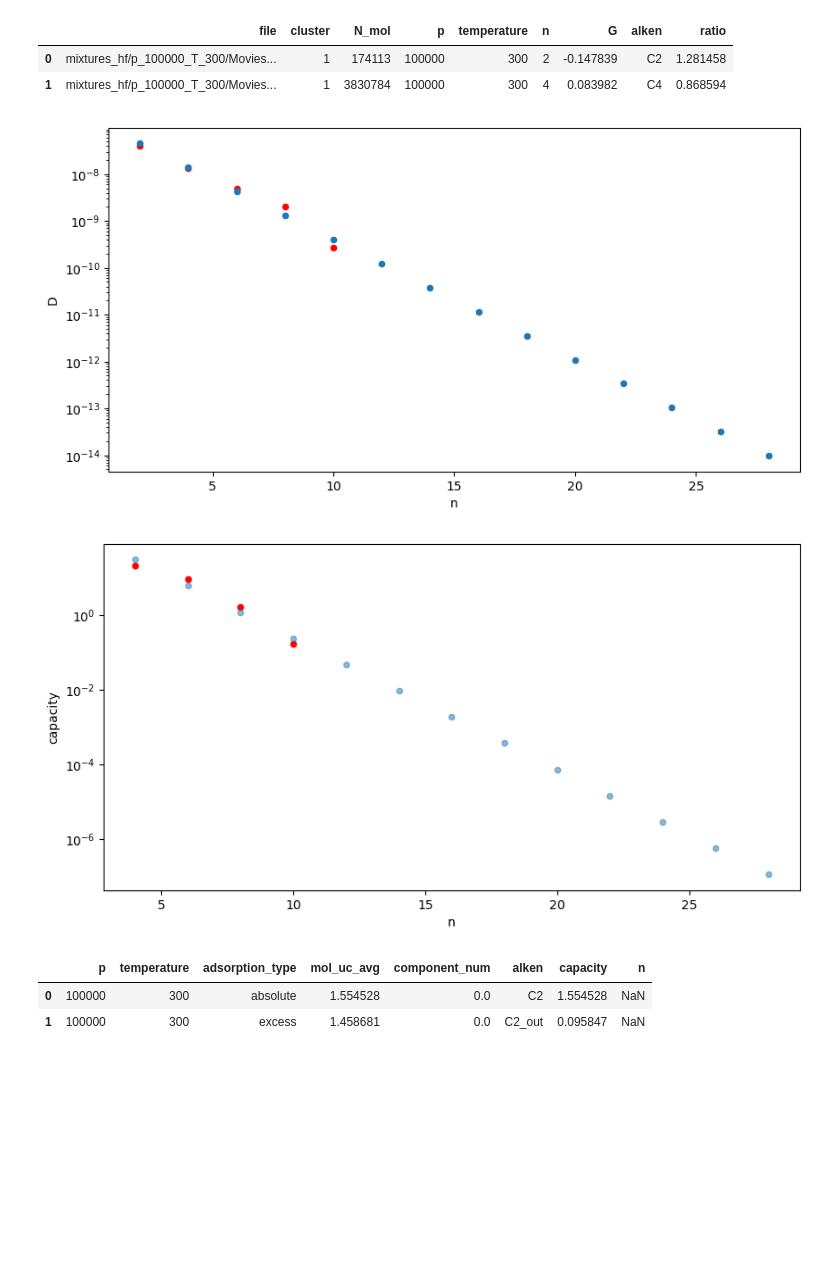
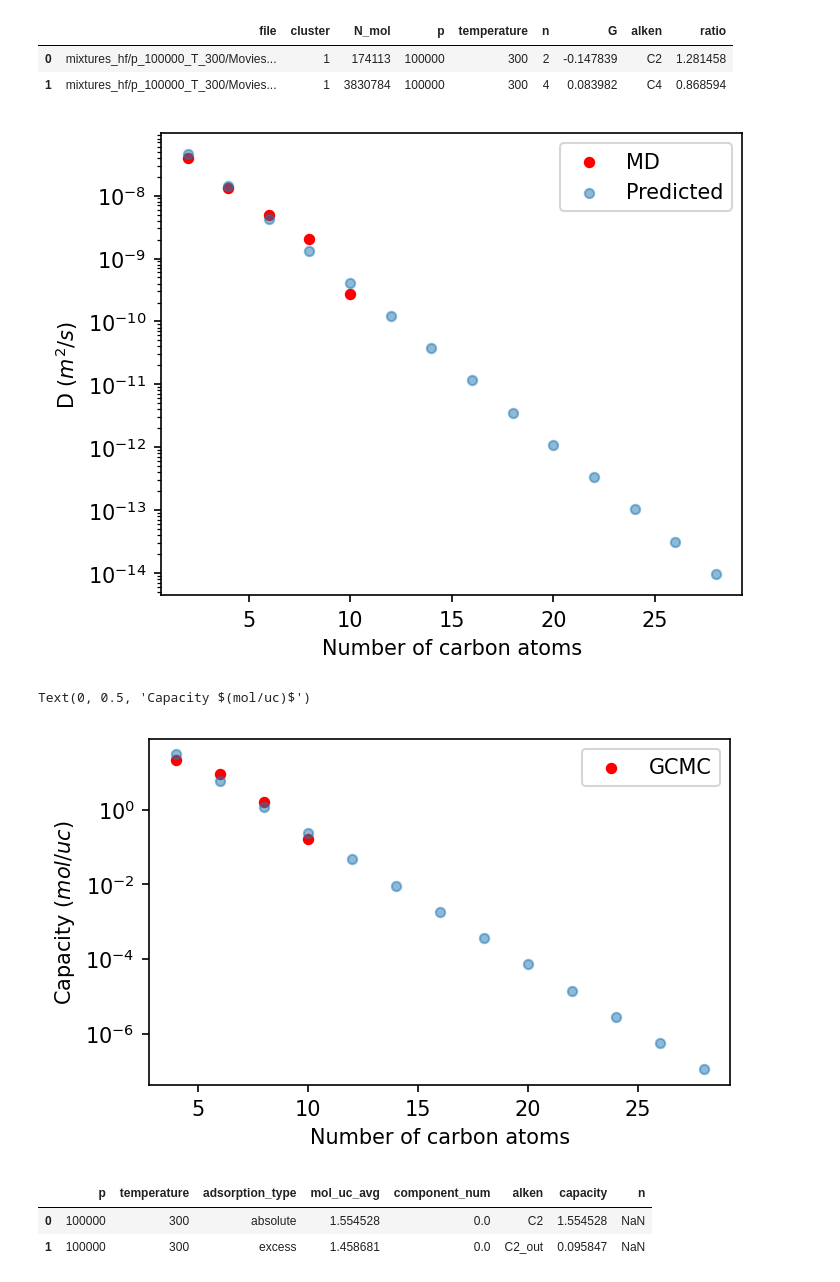
Before and after one commit to aleksandravdoshin/master_equation_solver, a Jupyter notebook: notebooks/Simulate_distribution.ipynb, the cells around one changed output. Saved outputs shown, nothing was run; the diff lists cells and outputs as text; code cells hidden in the pictures; blank space fills up the shorter version.

Commit message:
fix reaction scheme add plots

```diff
--- a/notebooks/Simulate_distribution.ipynb
+++ b/notebooks/Simulate_distribution.ipynb
@@ -59,37 +59,39 @@ distribution_df.head(2)
 # %%
 import numpy as np
 from sklearn.linear_model import LassoCV
 import matplotlib.pyplot as plt
 
-fig, ax = plt.subplots(1, 1, figsize=(10, 5))
+fig, ax = plt.subplots(1, 1, figsize=(5, 4), dpi=150)
 diffusions = pd.DataFrame({'n': [2, 4, 6, 8, 10],
                            'D': [4.010918e-08, 1.324638e-08, 4.875015e-09, 2.026042e-09, 2.767088e-10]})
 
 diffusions['logd'] = diffusions['D'].apply(lambda x: np.log10(x))
-diffusions.plot(x='n', y='D', kind='scatter', ax=ax, color='red')
+diffusions.plot(x='n', y='D', kind='scatter', ax=ax, color='red', label = 'MD')
 model = LassoCV()
 model.fit(diffusions[['n']], diffusions['logd'])
 
 # Predict logD up to n = 28 and calculate D
 n_pred = np.arange(2, 29, 2)
 logd_pred = model.predict(n_pred.reshape(-1, 1))
 D_pred = 10**logd_pred
 
 # Create DataFrame for the prediction
 diffusion_pred = pd.DataFrame({'n': n_pred, 'D': D_pred, 'logd_pred': logd_pred})
-diffusion_pred.plot(x='n', y='D', kind='scatter', ax=ax)
+diffusion_pred.plot(x='n', y='D', kind='scatter', ax=ax, label = 'Predicted', alpha=0.5)
 plt.yscale('log')
+plt.xlabel('Number of carbon atoms')
+plt.ylabel('D $(m^2/s)$')
 diffusions = pd.concat([diffusions, diffusion_pred])
 diffusions.to_pickle('../files/processed_data/diffusion.pkl')
 # %% [output]
-[figure, old version]
+[figure, new version]
 # %%
-fig, ax = plt.subplots(1, 1, figsize=(10, 5))
+fig, ax = plt.subplots(1, 1, figsize=(5, 3), dpi=150)
 df = capacity_df.query('temperature == 300 and p == 100000 and adsorption_type == "absolute" and component_num > 0')\
     [['mol_uc_avg', 'component_num']]
 df['n'] = df['component_num'].apply(lambda x: (x+1) * 2)
 df['log_capacity'] = np.log10(df['mol_uc_avg'])
-df.plot(x='n', y='mol_uc_avg', kind='scatter', ax=ax, color='red')
+df.plot(x='n', y='mol_uc_avg', kind='scatter', ax=ax, color='red', label='GCMC')
 model = LassoCV(cv=4)
 model.fit(df[['n']], df['log_capacity'])
 
@@ -101,9 +103,12 @@ capacity_pred = pd.DataFrame({'n': n_pred, 'capacity': capacity_pred})
 capacity_pred['adsorption_type'] = 'absolute'
 
 capacity_pred.plot(x='n', y='capacity', kind='scatter', ax=ax, alpha=0.5)
-plt.yscale('log')
+ax.set_yscale('log')
+ax.set_xlabel('Number of carbon atoms')
+ax.set_ylabel('Capacity $(mol/uc)$')
 # %% [output]
+Text(0, 0.5, 'Capacity $(mol/uc)$')
-[figure, old version]
+[figure, new version]
 # %%
 capacity_pred = pd.concat([capacity_pred, pd.DataFrame({'n': n_pred, 'capacity': 17.817100, 'adsorption_type': 'excess'})], axis=0)
 capacity_pred.loc[-1] = [2, 1.554528, 'absolute']
```
Also changed, not shown: parts of 12 cells of this notebook, 1 other file.
